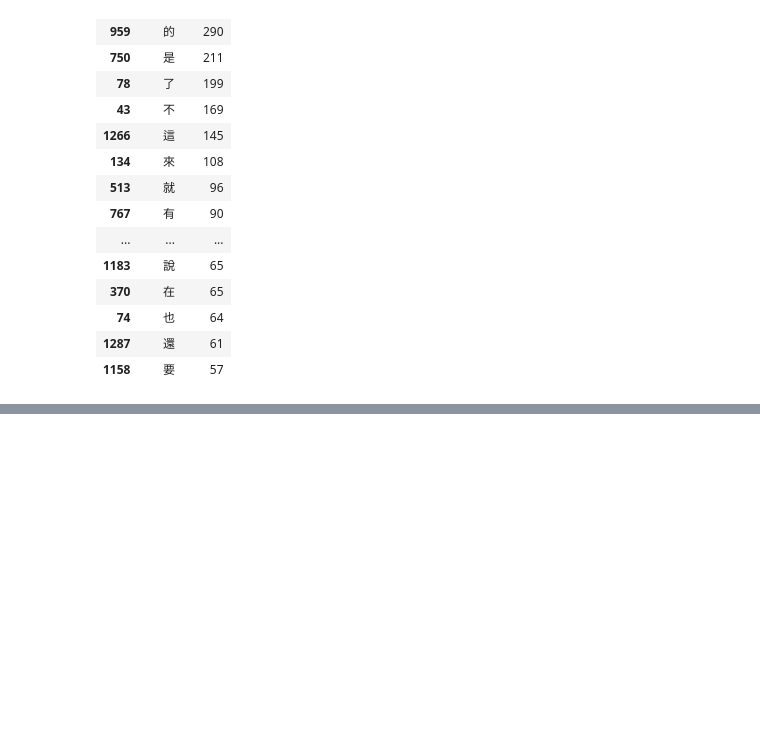
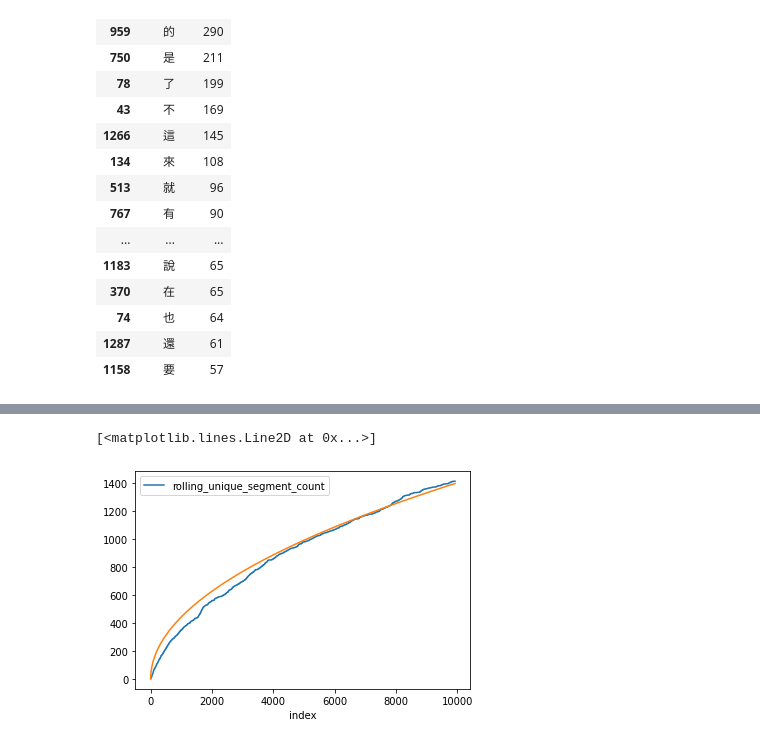
Before and after one commit to ptrstn/technikum-big-data, a Jupyter notebook: notebooks/subtitle_segmentation.ipynb, the cells around one changed output, grey strips where cells are left out. Cells and saved outputs as stored; diff of their text form; code cells hidden in the pictures; blank space fills up the shorter version.

```diff
--- a/notebooks/subtitle_segmentation.ipynb
+++ b/notebooks/subtitle_segmentation.ipynb
@@ -77,0 +96,4 @@ df.sort_values("count", ascending=False).head(20)
+# %%
+import bigchina
+
+unihan = bigchina.load_data()
@@ -77,0 +145,11 @@ df.sort_values("count", ascending=False).head(20)
+# %%
+from bigchina.analyzer import rolling_unique_count
+import numpy
+import matplotlib.pyplot as plt
+
+tiger = rolling_unique_count(tiger, "segment")
+tiger.reset_index().plot(x='index', y='rolling_unique_segment_count')
+plt.plot(tiger.index, numpy.sqrt(tiger.index)*14)
+# %% [output]
+[<matplotlib.lines.Line2D at 0x...>]
+[figure, added]
```
Also changed, not shown: parts of 6 cells of this notebook, 2 other files.
